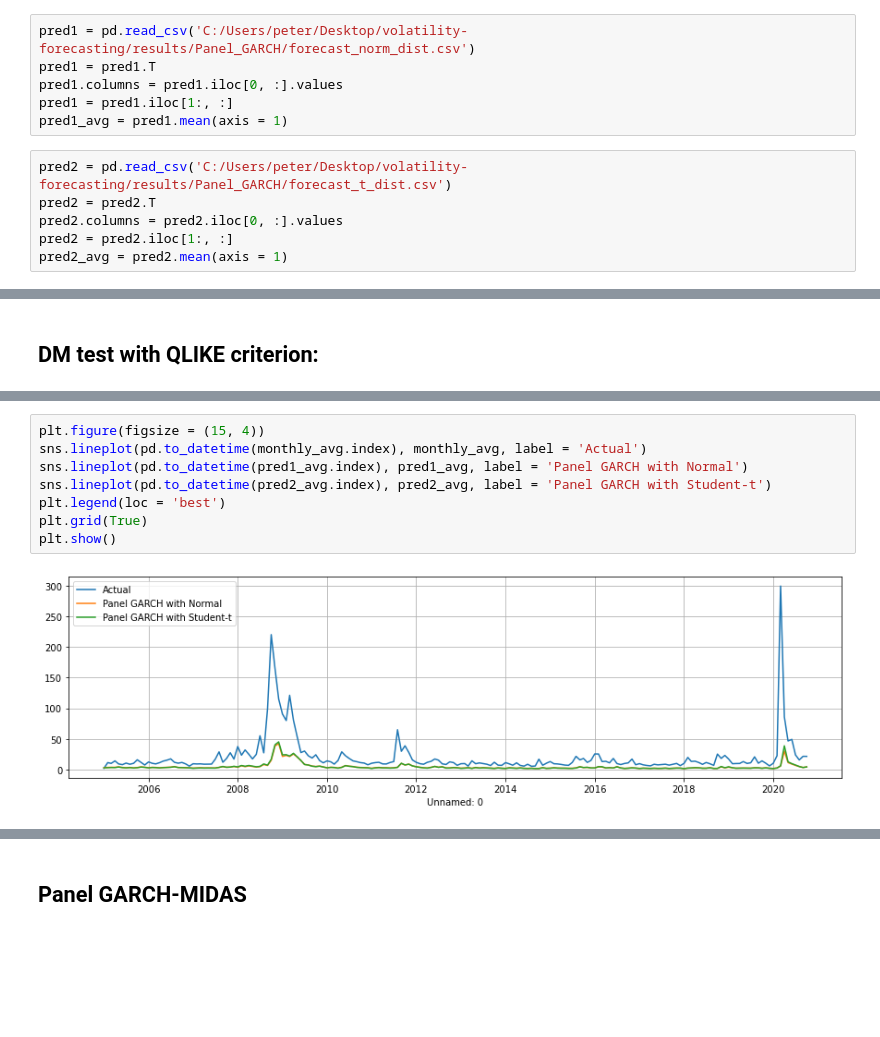
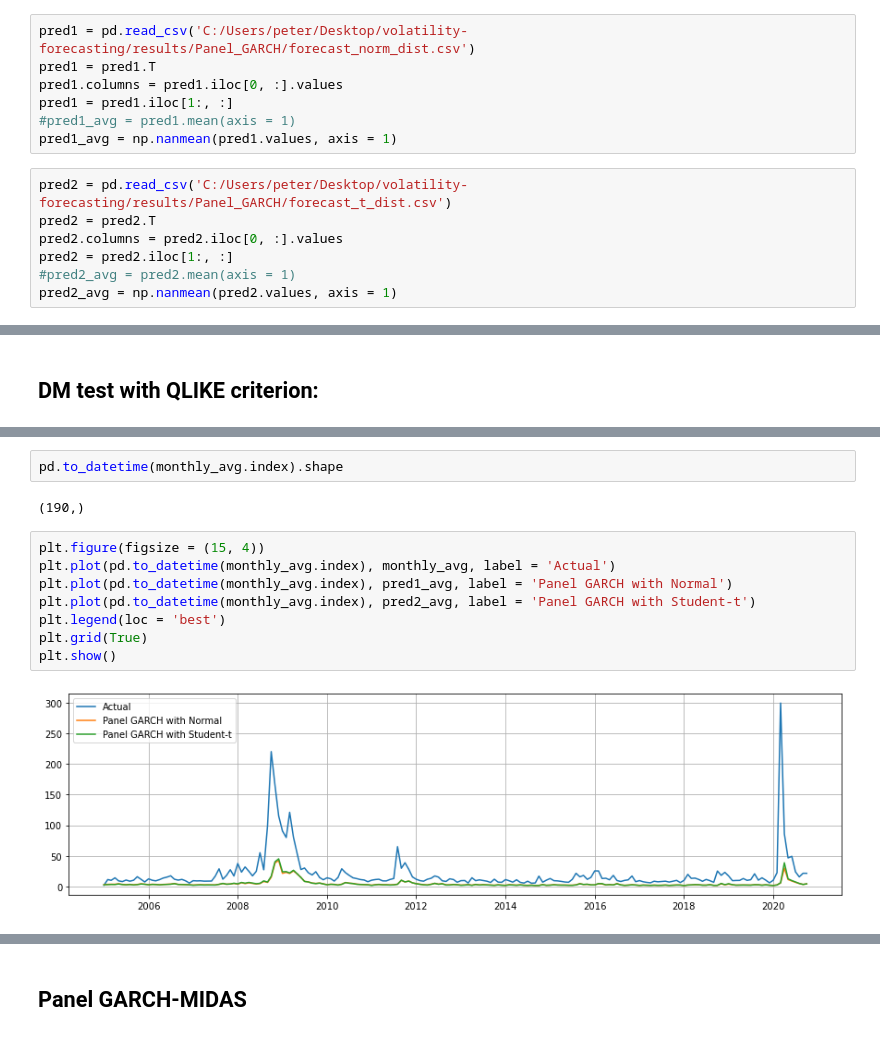
Before and after one commit to NemesiP/volatility-forecasting, a Jupyter notebook: Examples/Estimated Parameters.ipynb, the cells around one changed output, grey strips where cells are left out. Drawn from its saved outputs; the diff is of its cells as text; blank space fills up the shorter version.

```diff
--- a/Examples/Estimated Parameters.ipynb
+++ b/Examples/Estimated Parameters.ipynb
@@ -71,10 +106,12 @@ pred1 = pd.read_csv('C:/Users/peter/Desktop/volatility-forecasting/results/Panel
 pred1 = pred1.T
 pred1.columns = pred1.iloc[0, :].values
 pred1 = pred1.iloc[1:, :]
-pred1_avg = pred1.mean(axis = 1)
+#pred1_avg = pred1.mean(axis = 1)
+pred1_avg = np.nanmean(pred1.values, axis = 1)
 # %%
 pred2 = pd.read_csv('C:/Users/peter/Desktop/volatility-forecasting/results/Panel_GARCH/forecast_t_dist.csv')
 pred2 = pred2.T
 pred2.columns = pred2.iloc[0, :].values
 pred2 = pred2.iloc[1:, :]
-pred2_avg = pred2.mean(axis = 1)
+#pred2_avg = pred2.mean(axis = 1)
+pred2_avg = np.nanmean(pred2.values, axis = 1)
@@ -91,14 +133,18 @@ dm_test(monthly_avg.values, pred1_avg.values, pred2_avg.values, h = 1, degree =
 # %% [output]
 (-2.917818957162368, 0.003952378271464045)
+# %%
+pd.to_datetime(monthly_avg.index).shape
+# %% [output]
+(190,)
 # %%
 plt.figure(figsize = (15, 4))
-sns.lineplot(pd.to_datetime(monthly_avg.index), monthly_avg, label = 'Actual')
-sns.lineplot(pd.to_datetime(pred1_avg.index), pred1_avg, label = 'Panel GARCH with Normal')
-sns.lineplot(pd.to_datetime(pred2_avg.index), pred2_avg, label = 'Panel GARCH with Student-t')
+plt.plot(pd.to_datetime(monthly_avg.index), monthly_avg, label = 'Actual')
+plt.plot(pd.to_datetime(monthly_avg.index), pred1_avg, label = 'Panel GARCH with Normal')
+plt.plot(pd.to_datetime(monthly_avg.index), pred2_avg, label = 'Panel GARCH with Student-t')
 plt.legend(loc = 'best')
 plt.grid(True)
 plt.show()
 # %% [output]
-[figure, old version]
+[figure, new version]
 # %%
 plt.figure(figsize = (15, 4))
```
Also changed, not shown: parts of 33 cells of this notebook, 1 other file.
